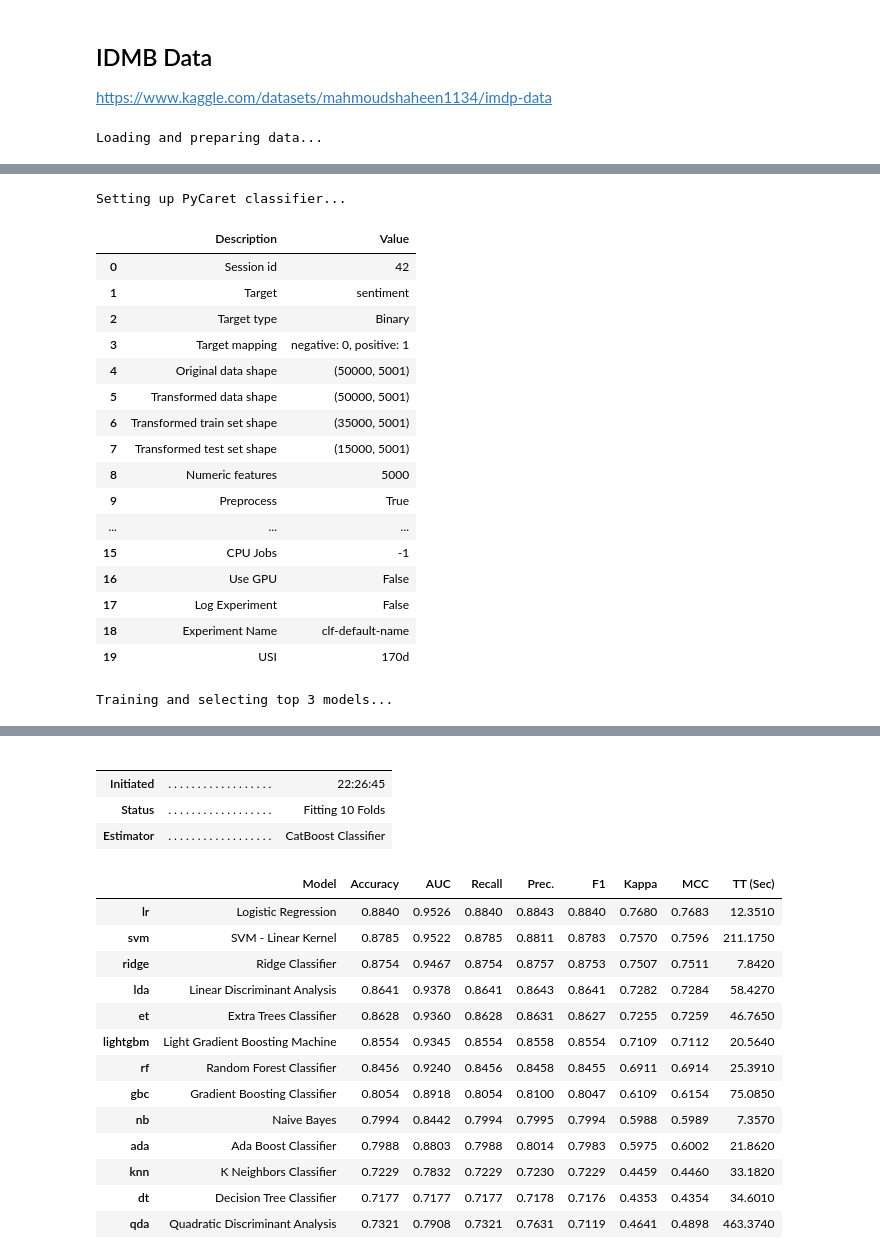
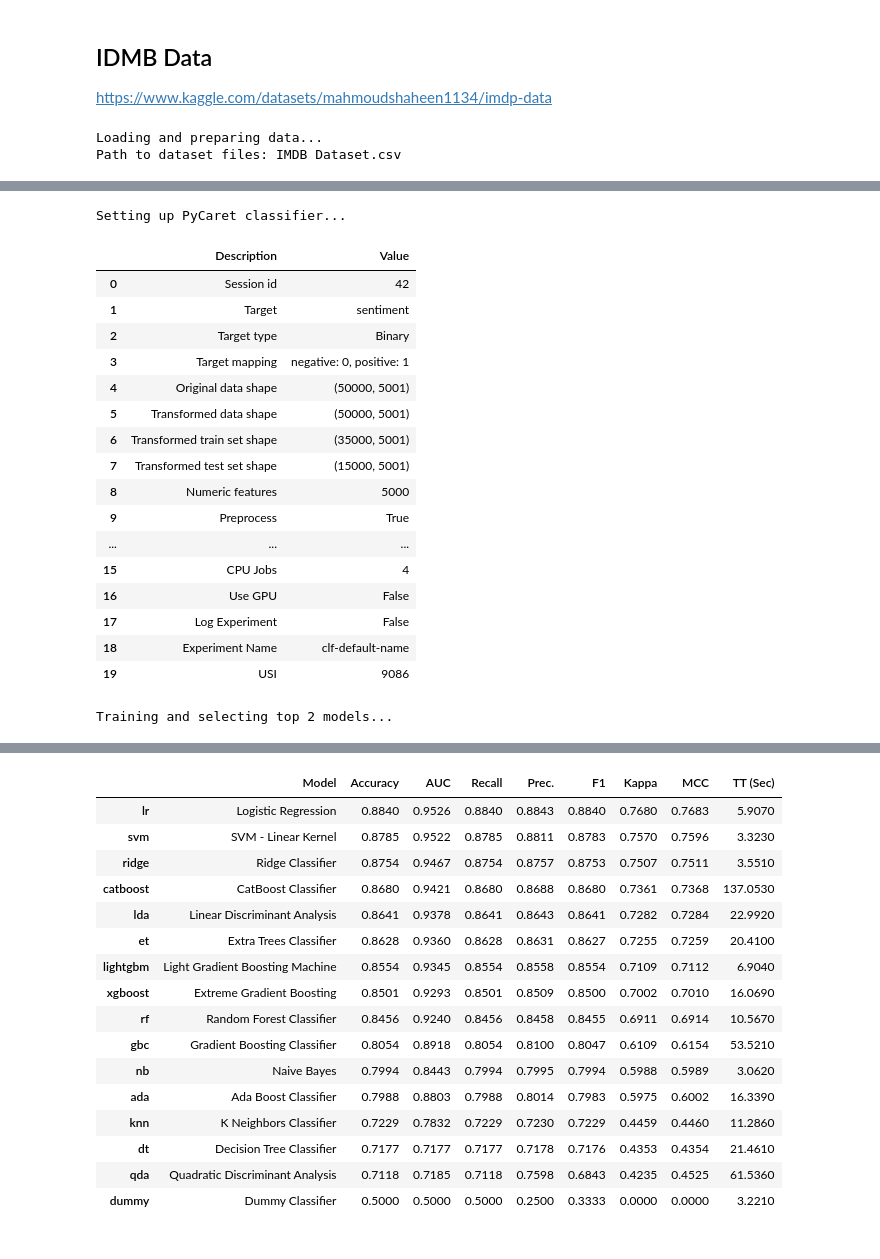
Before and after one commit to Ra-Fast/IBDB---Kaggle, a Jupyter notebook: PyCaret.ipynb, the cells around one changed output, grey strips where cells are left out. Drawn from its saved outputs; the diff is of its cells as text; code cells hidden in the pictures.

```diff
--- a/PyCaret.ipynb
+++ b/PyCaret.ipynb
@@ -52,7 +55,8 @@ def setup_pycaret_classifier(data):
         data=data,
         target='sentiment',
         session_id=42,
-        preprocess=True
+        preprocess=True,
+        n_jobs=4
     )
     return clf_setup
 # %%
@@ -234,7 +241,8 @@ print("Setting up PyCaret classifier...")
 clf_setup = setup_pycaret_classifier(data)
 
 # Get best individual models
-best_models = get_best_models(top_n=3)
+best_models = get_best_models(top_n=2)
 # %% [output]
 Loading and preparing data...
+Path to dataset files: IMDB Dataset.csv
 [nltk_data] Downloading package stopwords to
@@ -253,9 +261,9 @@ Setting up PyCaret classifier...
 | 8 | Numeric features | 5000 |
 | 9 | Preprocess | True |
 | ... | ... | ... |
-| 15 | CPU Jobs | -1 |
+| 15 | CPU Jobs | 4 |
 | 16 | Use GPU | False |
 | 17 | Log Experiment | False |
 | 18 | Experiment Name | clf-default-name |
-| 19 | USI | 170d |
+| 19 | USI | 9086 |
-Training and selecting top 3 models...
+Training and selecting top 2 models...
@@ -262,19 +271,17 @@ Training and selecting top 3 models...
-|  |  |  |
-|  |  |  |
-| Initiated | . . . . . . . . . . . . . . . . . . | 22:26:45 |
-| Status | . . . . . . . . . . . . . . . . . . | Fitting 10 Folds |
-| Estimator | . . . . . . . . . . . . . . . . . . | CatBoost Classifier |
+|  | Model | Accuracy | AUC | Recall | Prec. | F1 | Kappa | MCC | TT (Sec) |
+| lr | Logistic Regression | 0.8840 | 0.9526 | 0.8840 | 0.8843 | 0.8840 | 0.7680 | 0.7683 | 5.9070 |
+| svm | SVM - Linear Kernel | 0.8785 | 0.9522 | 0.8785 | 0.8811 | 0.8783 | 0.7570 | 0.7596 | 3.3230 |
+| ridge | Ridge Classifier | 0.8754 | 0.9467 | 0.8754 | 0.8757 | 0.8753 | 0.7507 | 0.7511 | 3.5510 |
+| catboost | CatBoost Classifier | 0.8680 | 0.9421 | 0.8680 | 0.8688 | 0.8680 | 0.7361 | 0.7368 | 137.0530 |
+| lda | Linear Discriminant Analysis | 0.8641 | 0.9378 | 0.8641 | 0.8643 | 0.8641 | 0.7282 | 0.7284 | 22.9920 |
+| et | Extra Trees Classifier | 0.8628 | 0.9360 | 0.8628 | 0.8631 | 0.8627 | 0.7255 | 0.7259 | 20.4100 |
+| lightgbm | Light Gradient Boosting Machine | 0.8554 | 0.9345 | 0.8554 | 0.8558 | 0.8554 | 0.7109 | 0.7112 | 6.9040 |
+| xgboost | Extreme Gradient Boosting | 0.8501 | 0.9293 | 0.8501 | 0.8509 | 0.8500 | 0.7002 | 0.7010 | 16.0690 |
+| rf | Random Forest Classifier | 0.8456 | 0.9240 | 0.8456 | 0.8458 | 0.8455 | 0.6911 | 0.6914 | 10.5670 |
+| gbc | Gradient Boosting Classifier | 0.8054 | 0.8918 | 0.8054 | 0.8100 | 0.8047 | 0.6109 | 0.6154 | 53.5210 |
+| nb | Naive Bayes | 0.7994 | 0.8443 | 0.7994 | 0.7995 | 0.7994 | 0.5988 | 0.5989 | 3.0620 |
+| ada | Ada Boost Classifier | 0.7988 | 0.8803 | 0.7988 | 0.8014 | 0.7983 | 0.5975 | 0.6002 | 16.3390 |
+| knn | K Neighbors Classifier | 0.7229 | 0.7832 | 0.7229 | 0.7230 | 0.7229 | 0.4459 | 0.4460 | 11.2860 |
+| dt | Decision Tree Classifier | 0.7177 | 0.7177 | 0.7177 | 0.7178 | 0.7176 | 0.4353 | 0.4354 | 21.4610 |
+| qda | Quadratic Discriminant Analysis | 0.7118 | 0.7185 | 0.7118 | 0.7598 | 0.6843 | 0.4235 | 0.4525 | 61.5360 |
+| dummy | Dummy Classifier | 0.5000 | 0.5000 | 0.5000 | 0.2500 | 0.3333 | 0.0000 | 0.0000 | 3.2210 |
-|  | Model | Accuracy | AUC | Recall | Prec. | F1 | Kappa | MCC | TT (Sec) |
-| lr | Logistic Regression | 0.8840 | 0.9526 | 0.8840 | 0.8843 | 0.8840 | 0.7680 | 0.7683 | 12.3510 |
-| svm | SVM - Linear Kernel | 0.8785 | 0.9522 | 0.8785 | 0.8811 | 0.8783 | 0.7570 | 0.7596 | 211.1750 |
-| ridge | Ridge Classifier | 0.8754 | 0.9467 | 0.8754 | 0.8757 | 0.8753 | 0.7507 | 0.7511 | 7.8420 |
-| lda | Linear Discriminant Analysis | 0.8641 | 0.9378 | 0.8641 | 0.8643 | 0.8641 | 0.7282 | 0.7284 | 58.4270 |
-| et | Extra Trees Classifier | 0.8628 | 0.9360 | 0.8628 | 0.8631 | 0.8627 | 0.7255 | 0.7259 | 46.7650 |
-| lightgbm | Light Gradient Boosting Machine | 0.8554 | 0.9345 | 0.8554 | 0.8558 | 0.8554 | 0.7109 | 0.7112 | 20.5640 |
-| rf | Random Forest Classifier | 0.8456 | 0.9240 | 0.8456 | 0.8458 | 0.8455 | 0.6911 | 0.6914 | 25.3910 |
-| gbc | Gradient Boosting Classifier | 0.8054 | 0.8918 | 0.8054 | 0.8100 | 0.8047 | 0.6109 | 0.6154 | 75.0850 |
-| nb | Naive Bayes | 0.7994 | 0.8442 | 0.7994 | 0.7995 | 0.7994 | 0.5988 | 0.5989 | 7.3570 |
-| ada | Ada Boost Classifier | 0.7988 | 0.8803 | 0.7988 | 0.8014 | 0.7983 | 0.5975 | 0.6002 | 21.8620 |
-| knn | K Neighbors Classifier | 0.7229 | 0.7832 | 0.7229 | 0.7230 | 0.7229 | 0.4459 | 0.4460 | 33.1820 |
-| dt | Decision Tree Classifier | 0.7177 | 0.7177 | 0.7177 | 0.7178 | 0.7176 | 0.4353 | 0.4354 | 34.6010 |
-| qda | Quadratic Discriminant Analysis | 0.7321 | 0.7908 | 0.7321 | 0.7631 | 0.7119 | 0.4641 | 0.4898 | 463.3740 |
```
Also changed, not shown: parts of 9 cells of this notebook, 6 other files.
